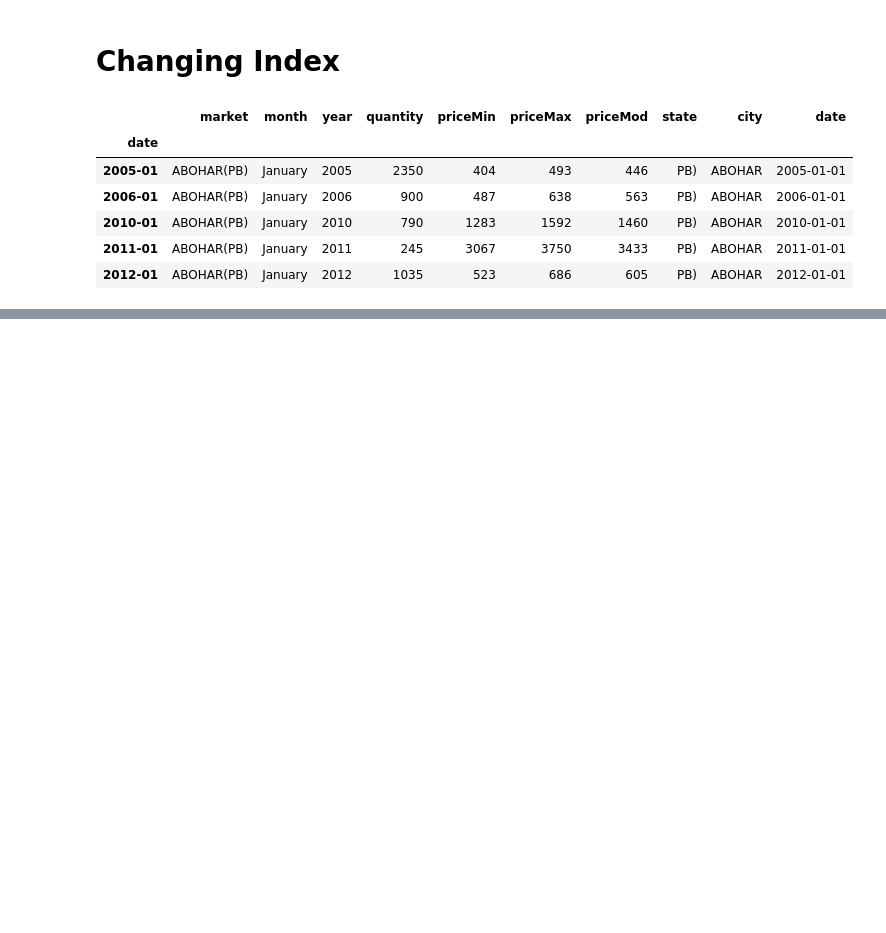
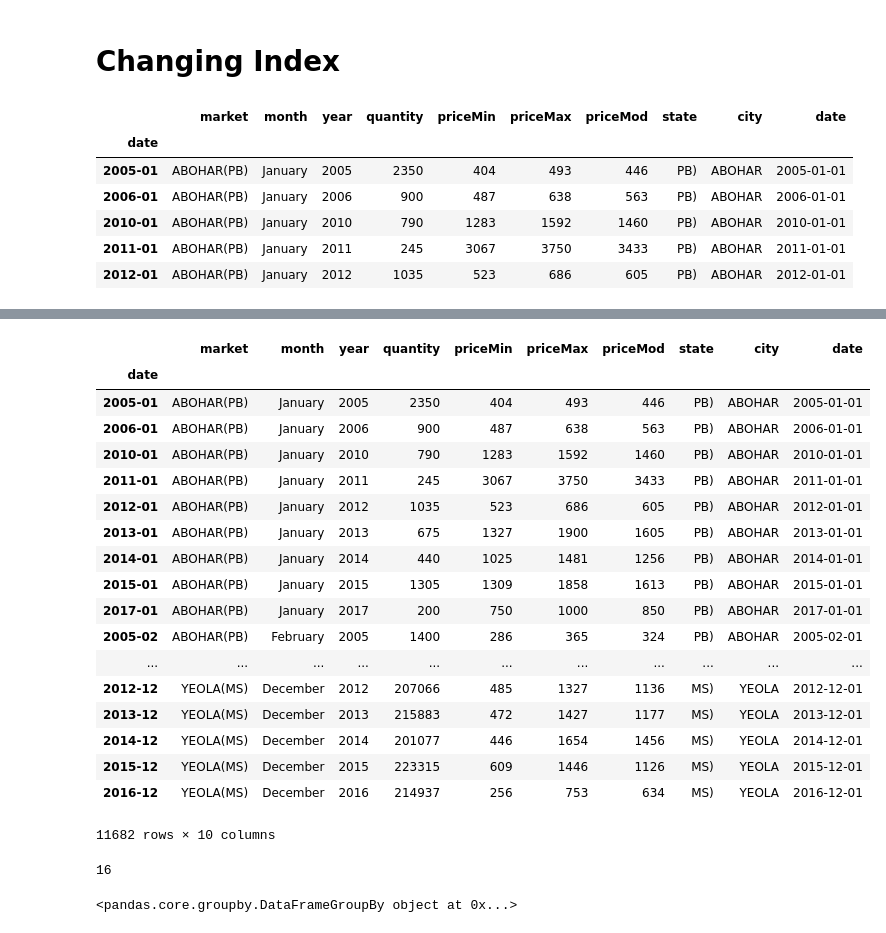
Before and after one commit to akshar/art-data-science, a Jupyter notebook: notebook/onion/onion_practice.ipynb, the cells around one changed output, grey strips where cells are left out. Cells and saved outputs as stored; diff of their text form; code cells hidden in the pictures; blank space fills up the shorter version.

```diff
--- a/notebook/onion/onion_practice.ipynb
+++ b/notebook/onion/onion_practice.ipynb
@@ -274,0 +310,26 @@ raw.head()
+# %%
+raw
+# %% [output]
+|  | market | month | year | quantity | priceMin | priceMax | priceMod | state | city | date |
+| date |  |  |  |  |  |  |  |  |  |  |
+| 2005-01 | ABOHAR(PB) | January | 2005 | 2350 | 404 | 493 | 446 | PB) | ABOHAR | 2005-01-01 |
+| 2006-01 | ABOHAR(PB) | January | 2006 | 900 | 487 | 638 | 563 | PB) | ABOHAR | 2006-01-01 |
+| 2010-01 | ABOHAR(PB) | January | 2010 | 790 | 1283 | 1592 | 1460 | PB) | ABOHAR | 2010-01-01 |
+| 2011-01 | ABOHAR(PB) | January | 2011 | 245 | 3067 | 3750 | 3433 | PB) | ABOHAR | 2011-01-01 |
+| 2012-01 | ABOHAR(PB) | January | 2012 | 1035 | 523 | 686 | 605 | PB) | ABOHAR | 2012-01-01 |
+| 2013-01 | ABOHAR(PB) | January | 2013 | 675 | 1327 | 1900 | 1605 | PB) | ABOHAR | 2013-01-01 |
+| 2014-01 | ABOHAR(PB) | January | 2014 | 440 | 1025 | 1481 | 1256 | PB) | ABOHAR | 2014-01-01 |
+| 2015-01 | ABOHAR(PB) | January | 2015 | 1305 | 1309 | 1858 | 1613 | PB) | ABOHAR | 2015-01-01 |
+| 2017-01 | ABOHAR(PB) | January | 2017 | 200 | 750 | 1000 | 850 | PB) | ABOHAR | 2017-01-01 |
+| 2005-02 | ABOHAR(PB) | February | 2005 | 1400 | 286 | 365 | 324 | PB) | ABOHAR | 2005-02-01 |
+| ... | ... | ... | ... | ... | ... | ... | ... | ... | ... | ... |
+| 2012-12 | YEOLA(MS) | December | 2012 | 207066 | 485 | 1327 | 1136 | MS) | YEOLA | 2012-12-01 |
+| 2013-12 | YEOLA(MS) | December | 2013 | 215883 | 472 | 1427 | 1177 | MS) | YEOLA | 2013-12-01 |
+| 2014-12 | YEOLA(MS) | December | 2014 | 201077 | 446 | 1654 | 1456 | MS) | YEOLA | 2014-12-01 |
+| 2015-12 | YEOLA(MS) | December | 2015 | 223315 | 609 | 1446 | 1126 | MS) | YEOLA | 2015-12-01 |
+| 2016-12 | YEOLA(MS) | December | 2016 | 214937 | 256 | 753 | 634 | MS) | YEOLA | 2016-12-01 |
+11682 rows × 10 columns
+# %%
+raw.priceMin.min()
+# %% [output]
+16
@@ -274,0 +338,4 @@ raw.head()
+# %%
+raw.groupby(by="city")
+# %% [output]
+<pandas.core.groupby.DataFrameGroupBy object at 0x...>
```
Also changed, not shown: parts of 17 cells of this notebook.
